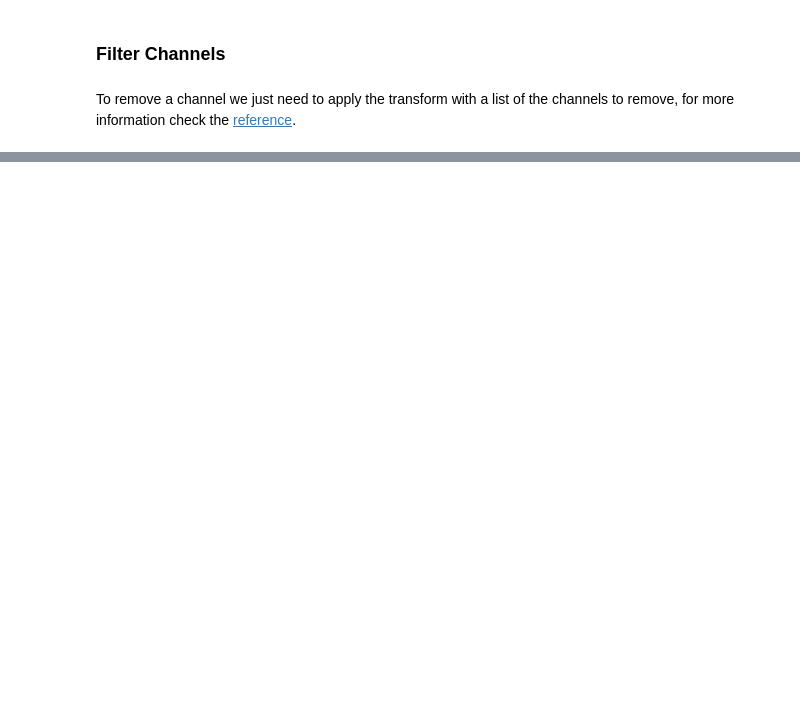
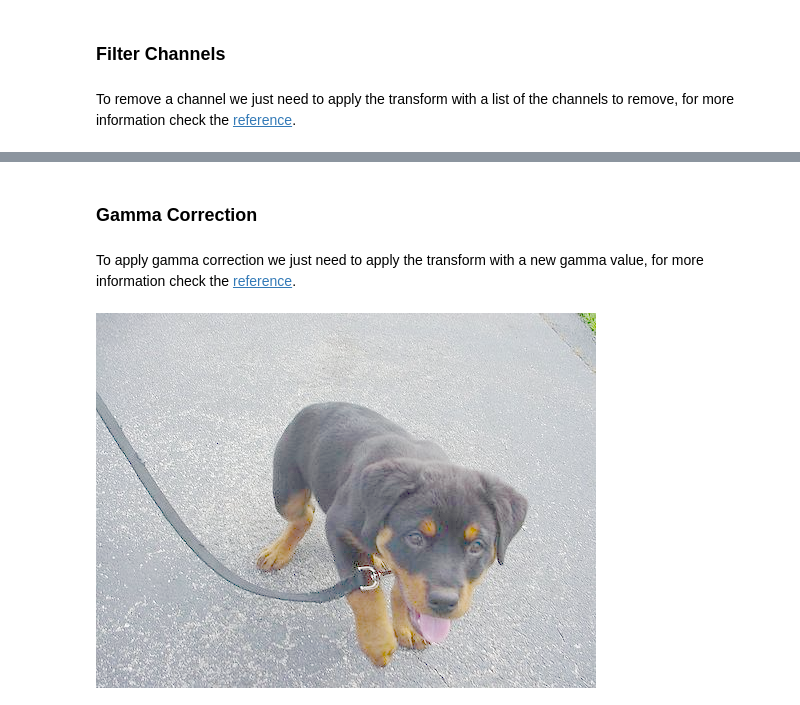
Before and after one commit to easycv/easycv, a Jupyter notebook: docs/source/examples/transforms/color.ipynb, the cells around one changed output, grey strips where cells are left out. Drawn from its saved outputs; the diff is of its cells as text; code cells hidden in the pictures; blank space fills up the shorter version.

Commit message:
Added GammaCorrection transform.

```diff
--- a/docs/source/examples/transforms/color.ipynb
+++ b/docs/source/examples/transforms/color.ipynb
@@ -28,0 +29,8 @@ img.apply(FilterChannels(channels=[1]))
+# %% [markdown]
+### Gamma Correction
+# %% [markdown]
+To apply gamma correction we just need to apply the transform with a new gamma value, for more information check the [reference](../../reference/transforms/color.rst#easycv.transforms.color.GammaCorrection).
+# %%
+img.apply(GammaCorrection(gamma=3.0))
+# %% [output]
+[figure, added]
```
Also changed, not shown: parts of 5 cells of this notebook, 2 other files.
